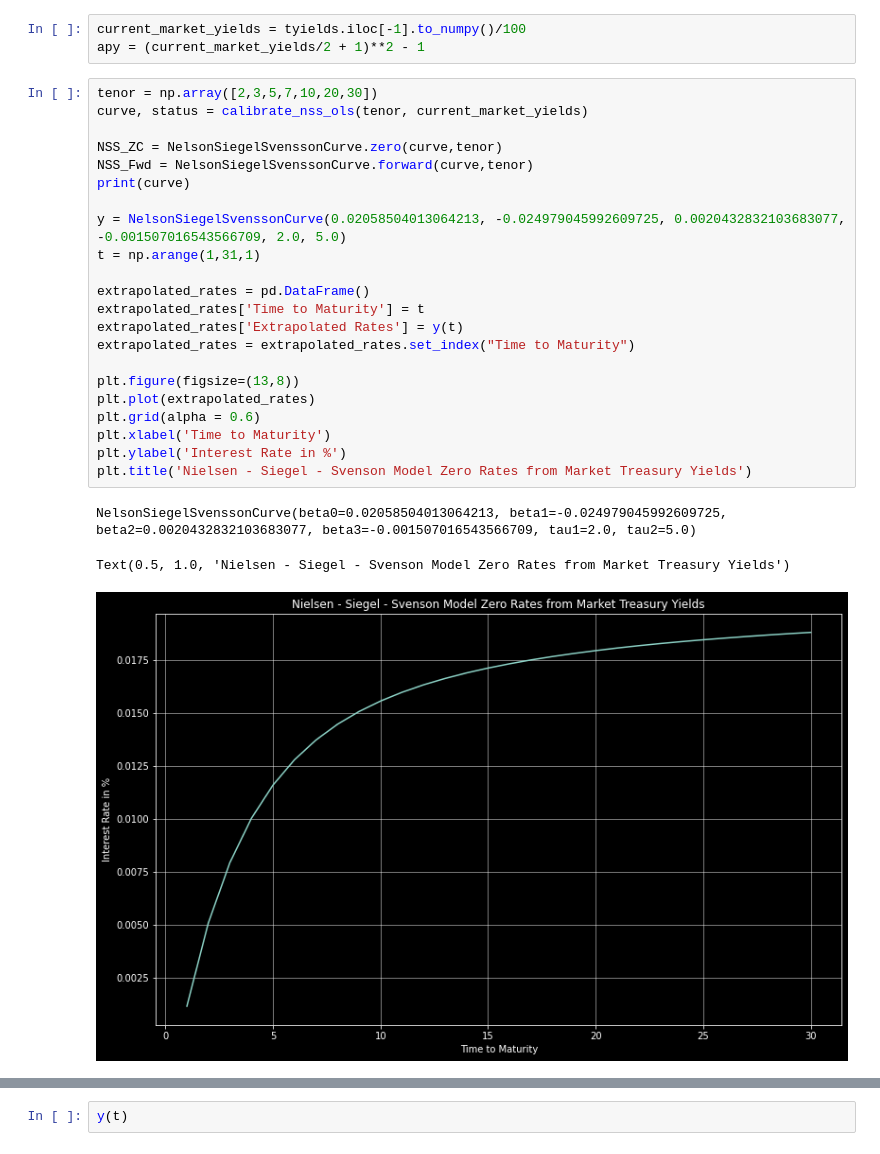
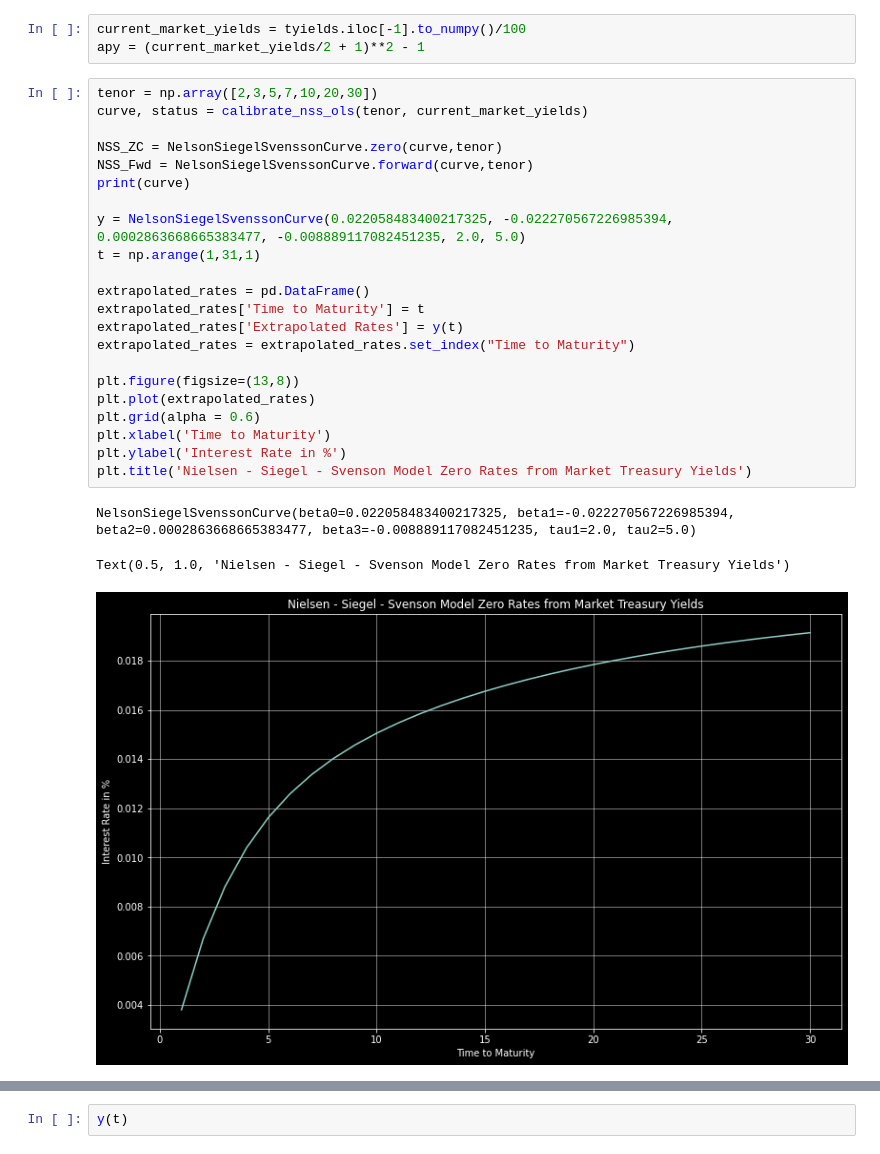
Before and after one commit to kirillstepanovv/Python-for-Finance, a Jupyter notebook: Interest Rates Modelling /NSS Model.ipynb, the cells around one changed output, grey strips where cells are left out. Drawn from its saved outputs; the diff is of its cells as text.

```diff
--- a/Interest Rates Modelling /NSS Model.ipynb
+++ b/Interest Rates Modelling /NSS Model.ipynb
@@ -80,29 +80,29 @@ apy = (current_market_yields/2 + 1)**2 - 1
 # %%
 tenor = np.array([2,3,5,7,10,20,30])
 curve, status = calibrate_nss_ols(tenor, current_market_yields)
 
 NSS_ZC = NelsonSiegelSvenssonCurve.zero(curve,tenor)
 NSS_Fwd = NelsonSiegelSvenssonCurve.forward(curve,tenor)
 print(curve)
 
-y = NelsonSiegelSvenssonCurve(0.02058504013064213, -0.024979045992609725, 0.0020432832103683077, -0.001507016543566709, 2.0, 5.0)
+y = NelsonSiegelSvenssonCurve(0.022058483400217325, -0.022270567226985394, 0.0002863668665383477, -0.008889117082451235, 2.0, 5.0)
 t = np.arange(1,31,1)
 
 extrapolated_rates = pd.DataFrame()
 extrapolated_rates['Time to Maturity'] = t
 extrapolated_rates['Extrapolated Rates'] = y(t)
 extrapolated_rates = extrapolated_rates.set_index("Time to Maturity")
 
 plt.figure(figsize=(13,8))
 plt.plot(extrapolated_rates)
 plt.grid(alpha = 0.6)
 plt.xlabel('Time to Maturity')
 plt.ylabel('Interest Rate in %')
 plt.title('Nielsen - Siegel - Svenson Model Zero Rates from Market Treasury Yields')
 # %% [output]
-NelsonSiegelSvenssonCurve(beta0=0.02058504013064213, beta1=-0.024979045992609725, beta2=0.0020432832103683077, beta3=-0.001507016543566709, tau1=2.0, tau2=5.0)
+NelsonSiegelSvenssonCurve(beta0=0.022058483400217325, beta1=-0.022270567226985394, beta2=0.0002863668665383477, beta3=-0.008889117082451235, tau1=2.0, tau2=5.0)
 Text(0.5, 1.0, 'Nielsen - Siegel - Svenson Model Zero Rates from Market Treasury Yields')
-[figure, old version]
+[figure, new version]
 # %%
 NSS_ZC
 # %% [output]
```
Also changed, not shown: parts of 5 cells of this notebook, 1 other file.
